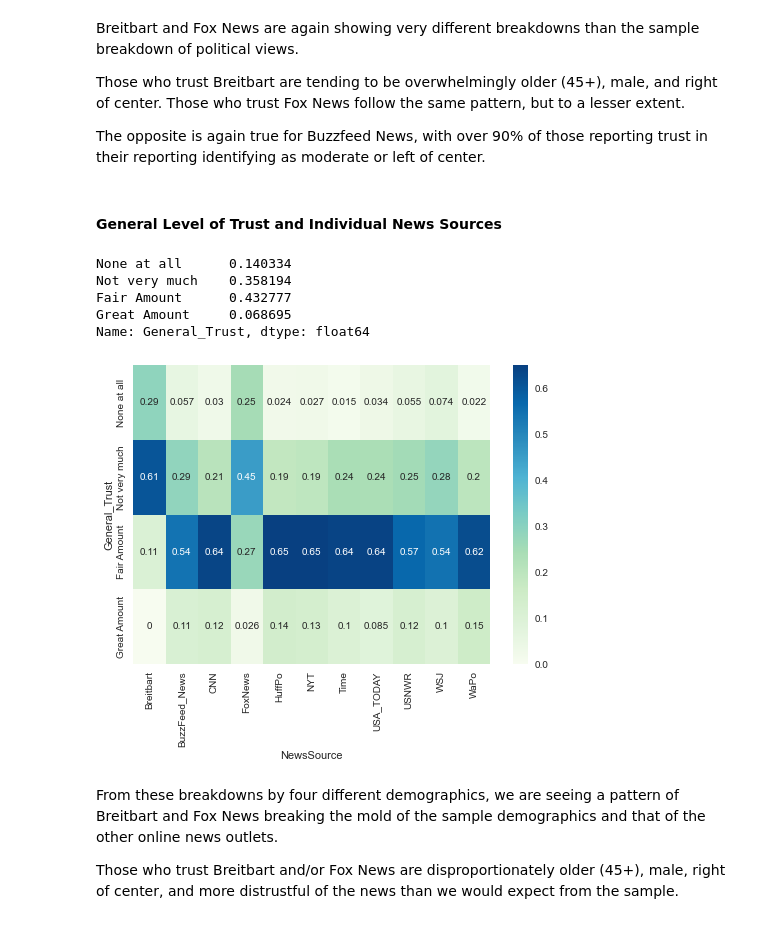
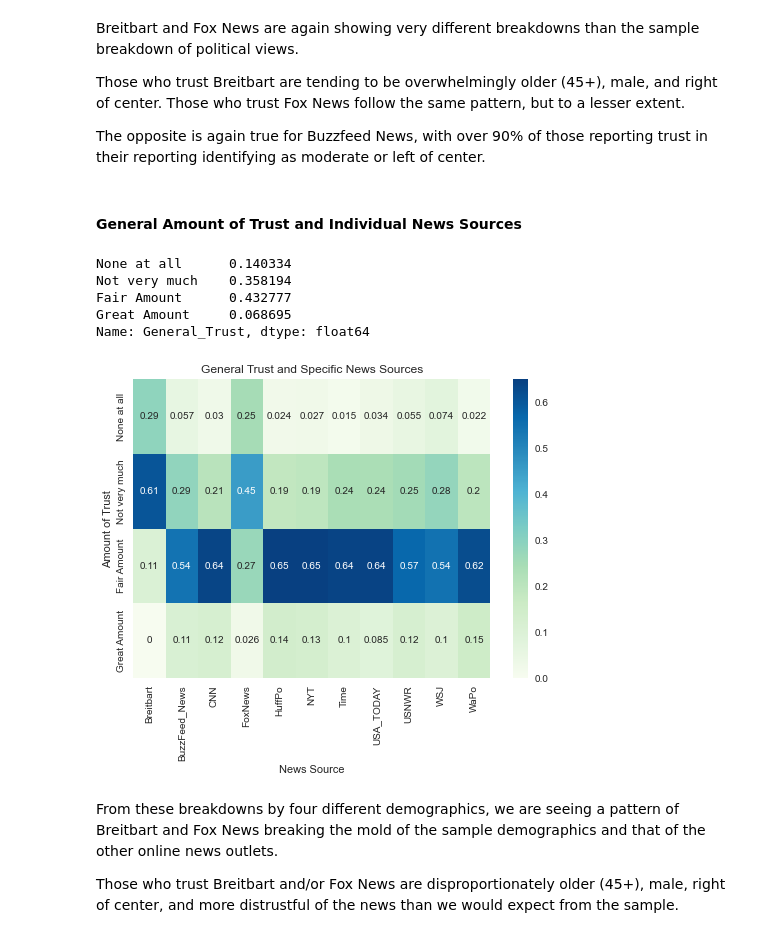
Before and after one commit to randynobx/News_Trust_and_Data, a Jupyter notebook: News_Trust_and_Data__Analytics.ipynb, the cells around one changed output. Cells and saved outputs as stored; diff of their text form; code cells hidden in the pictures.

```diff
--- a/News_Trust_and_Data__Analytics.ipynb
+++ b/News_Trust_and_Data__Analytics.ipynb
@@ -288,19 +311,21 @@ Those who trust Breitbart are tending to be overwhelmingly older (45+), male, an
 
 The opposite is again true for Buzzfeed News, with over 90% of those reporting trust in their reporting identifying as moderate or left of center.
 # %% [markdown]
-#### General Level of Trust and Individual News Sources
+#### General Amount of Trust and Individual News Sources
 # %%
 print(survey_short['General_Trust'].value_counts(normalize=True).sort_index())
 
 gen_src_cross = pd.crosstab(survey_tidy['General_Trust'], survey_tidy[survey_tidy['SourceTrust'] == 1]['NewsSource'], normalize='columns')
-sns.heatmap(gen_src_cross, cmap='GnBu', annot=True);
+trust_src = sns.heatmap(gen_src_cross, cmap='GnBu', annot=True)
+trust_src.set(title='General Trust and Specific News Sources', xlabel='News Source', ylabel='Amount of Trust')
+trust_src;
 # %% [output]
 None at all      0.140334
 Not very much    0.358194
 Fair Amount      0.432777
 Great Amount     0.068695
 Name: General_Trust, dtype: float64
-[figure, old version]
+[figure, new version]
 # %% [markdown]
 From these breakdowns by four different demographics, we are seeing a pattern of Breitbart and Fox News breaking the mold of the sample demographics and that of the other online news outlets.
 
```
Also changed, not shown: parts of 14 cells of this notebook, 3 other files.
